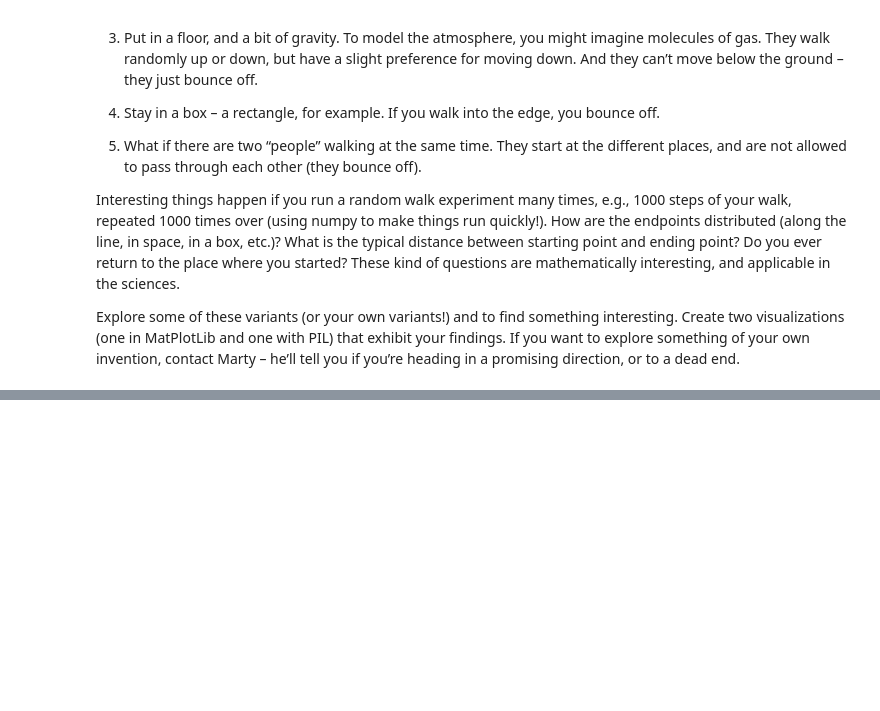
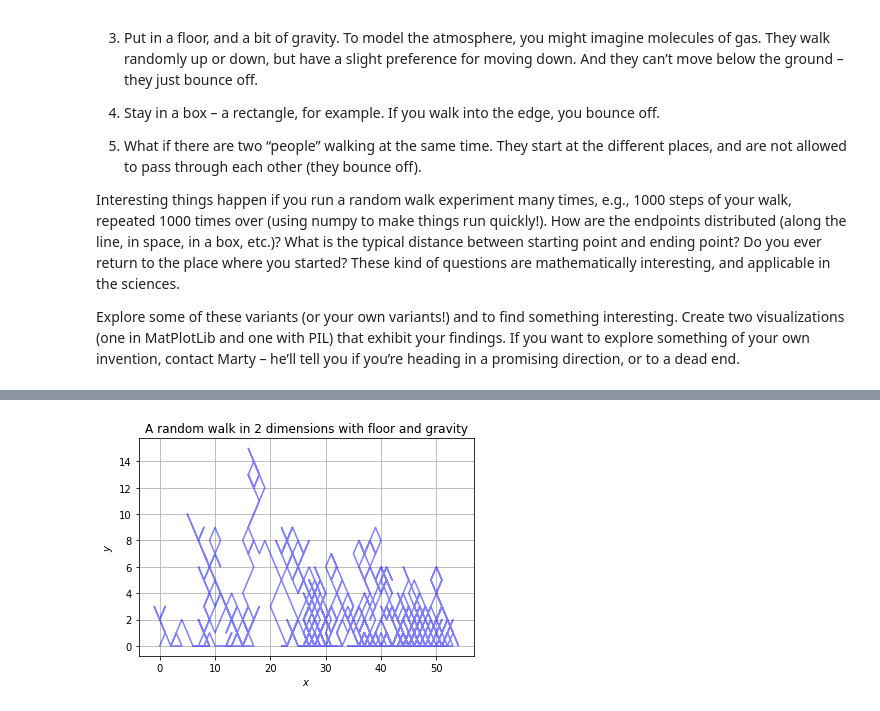
Before and after one commit to JiaqiZhang1/Math-152, a Jupyter notebook: Exploration2_Guide.ipynb, the cells around one changed output, grey strips where cells are left out. Cells and saved outputs as stored; diff of their text form; code cells hidden in the pictures; blank space fills up the shorter version.

```diff
--- a/Exploration2_Guide.ipynb
+++ b/Exploration2_Guide.ipynb
@@ -177,0 +226,36 @@ plt.show()
+# %%
+#3
+import numpy as np
+import matplotlib.pyplot as plt
+
+num_steps = 1000
+xlist = np.zeros(num_steps)
+ylist = np.zeros(num_steps)
+x_step = 0
+y_step = 0
+
+for i in range(num_steps):
+    xlist[i] = x_step
+    ylist[i] = y_step
+    direction = np.random.choice(['left', 'right'])
+    if direction == 'left':
+        x_step -= 1
+    elif direction == 'right':
+        x_step += 1
+    direction = np.random.choice(['up', 'down'], p=[0.4, 0.6])
+    if direction == 'up':
+        y_step += 1
+    elif direction == 'down':
+        y_step -= 1
+    if y_step < 0:
+        y_step = 0
+
+
+plt.plot(xlist, ylist, alpha=0.5, c='blue')
+plt.grid()
+plt.xlabel('$x$')
+plt.ylabel('$y$')
+plt.title('A random walk in 2 dimensions with floor and gravity')
+plt.show()
+# %% [output]
+[figure, added]
```
Also changed, not shown: parts of 17 cells of this notebook.
